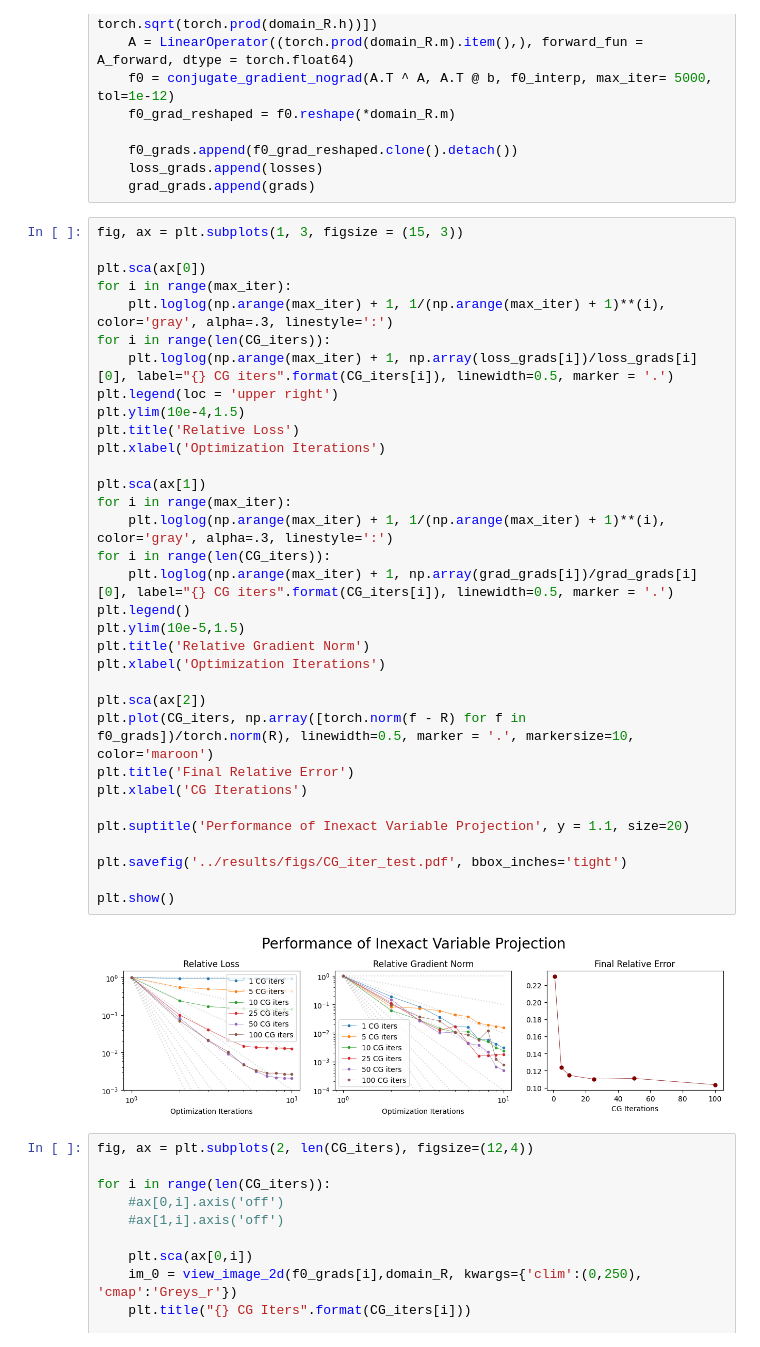
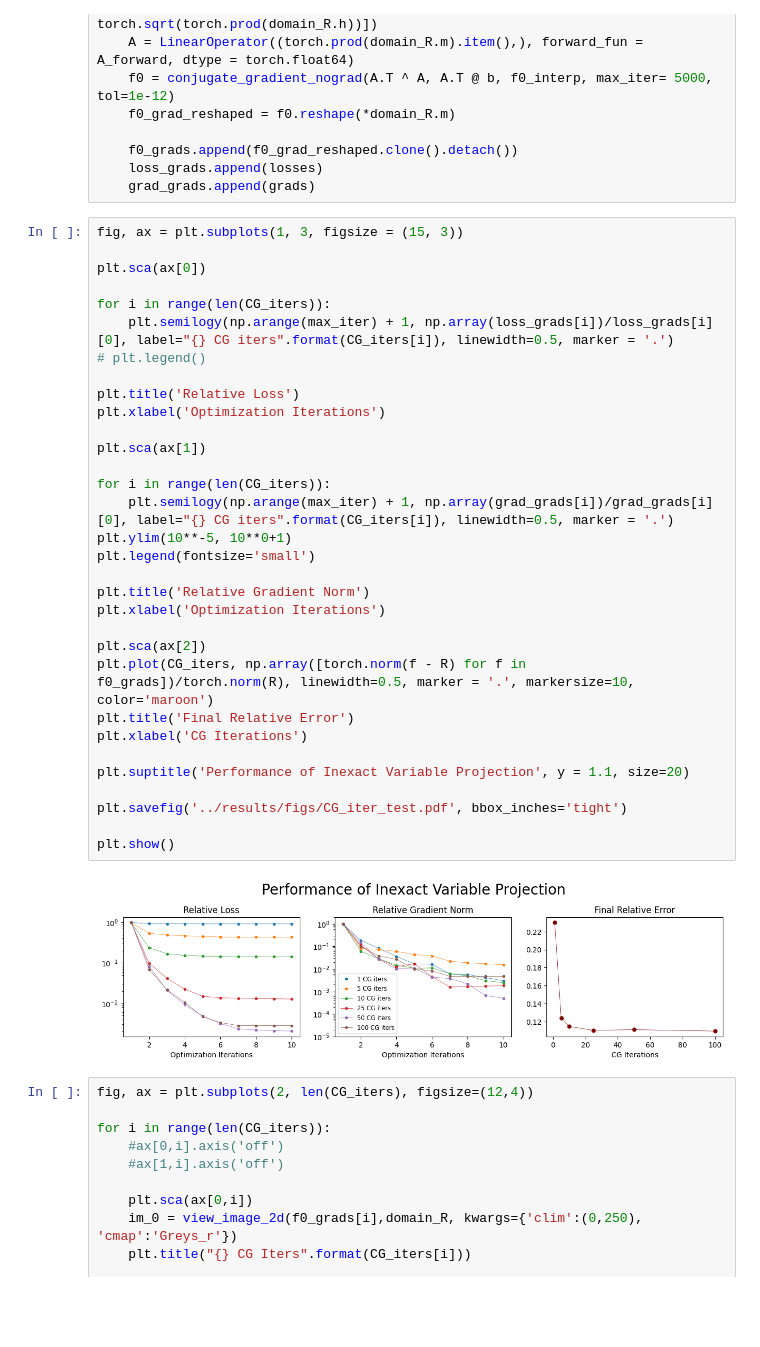
Before and after one commit to wdwatson2/ImgRegPytorchProject, a Jupyter notebook: scripts/test_InexactCG.ipynb, the cells around one changed output. Drawn from its saved outputs; the diff is of its cells as text; blank space fills up the shorter version.

```diff
--- a/scripts/test_InexactCG.ipynb
+++ b/scripts/test_InexactCG.ipynb
@@ -480,38 +480,37 @@ for n_iter in CG_iters:
 # %%
 fig, ax = plt.subplots(1, 3, figsize = (15, 3))
 
 plt.sca(ax[0])
-for i in range(max_iter):
-    plt.loglog(np.arange(max_iter) + 1, 1/(np.arange(max_iter) + 1)**(i), color='gray', alpha=.3, linestyle=':')
+
 for i in range(len(CG_iters)):
-    plt.loglog(np.arange(max_iter) + 1, np.array(loss_grads[i])/loss_grads[i][0], label="{} CG iters".format(CG_iters[i]), linewidth=0.5, marker = '.')
-plt.legend(loc = 'upper right')
-plt.ylim(10e-4,1.5)
+    plt.semilogy(np.arange(max_iter) + 1, np.array(loss_grads[i])/loss_grads[i][0], label="{} CG iters".format(CG_iters[i]), linewidth=0.5, marker = '.')
+# plt.legend()
+
 plt.title('Relative Loss')
 plt.xlabel('Optimization Iterations')
 
 plt.sca(ax[1])
-for i in range(max_iter):
-    plt.loglog(np.arange(max_iter) + 1, 1/(np.arange(max_iter) + 1)**(i), color='gray', alpha=.3, linestyle=':')
+
 for i in range(len(CG_iters)):
-    plt.loglog(np.arange(max_iter) + 1, np.array(grad_grads[i])/grad_grads[i][0], label="{} CG iters".format(CG_iters[i]), linewidth=0.5, marker = '.')
-plt.legend()
-plt.ylim(10e-5,1.5)
+    plt.semilogy(np.arange(max_iter) + 1, np.array(grad_grads[i])/grad_grads[i][0], label="{} CG iters".format(CG_iters[i]), linewidth=0.5, marker = '.')
+plt.ylim(10**-5, 10**0+1)
+plt.legend(fontsize='small')
+
 plt.title('Relative Gradient Norm')
 plt.xlabel('Optimization Iterations')
 
 plt.sca(ax[2])
 plt.plot(CG_iters, np.array([torch.norm(f - R) for f in f0_grads])/torch.norm(R), linewidth=0.5, marker = '.', markersize=10, color='maroon')
 plt.title('Final Relative Error')
 plt.xlabel('CG Iterations')
 
 plt.suptitle('Performance of Inexact Variable Projection', y = 1.1, size=20)
 
 plt.savefig('../results/figs/CG_iter_test.pdf', bbox_inches='tight')
 
 plt.show()
 # %% [output]
-[figure, old version]
+[figure, new version]
 # %%
 fig, ax = plt.subplots(2, len(CG_iters), figsize=(12,4))
 
```
Also changed, not shown: parts of 1 cell of this notebook, 10 other files.
